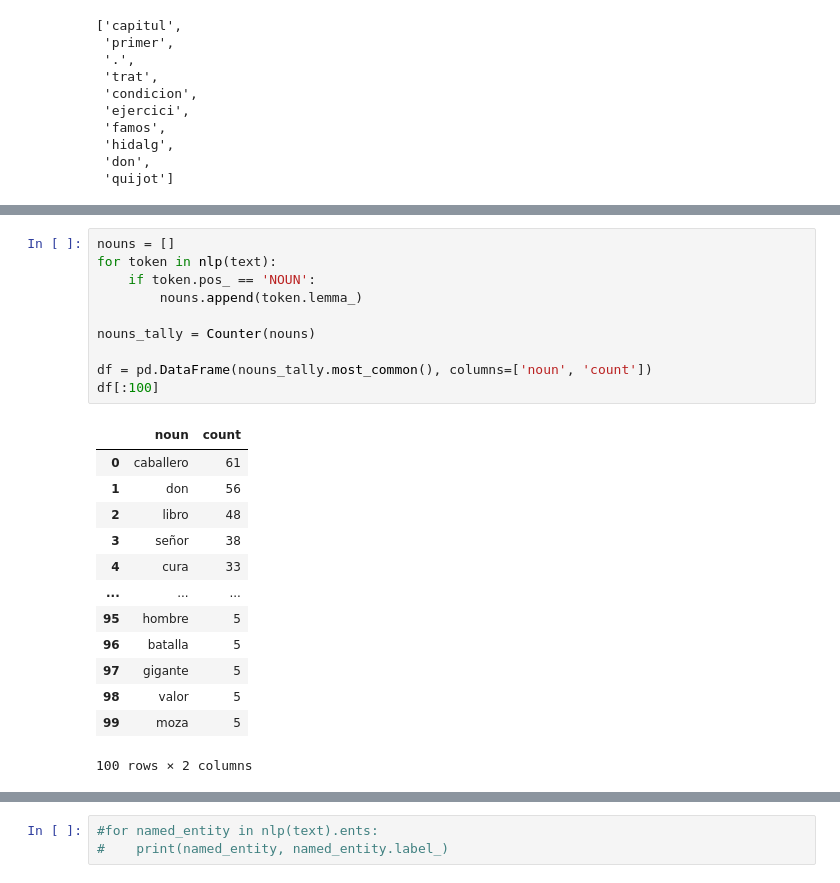
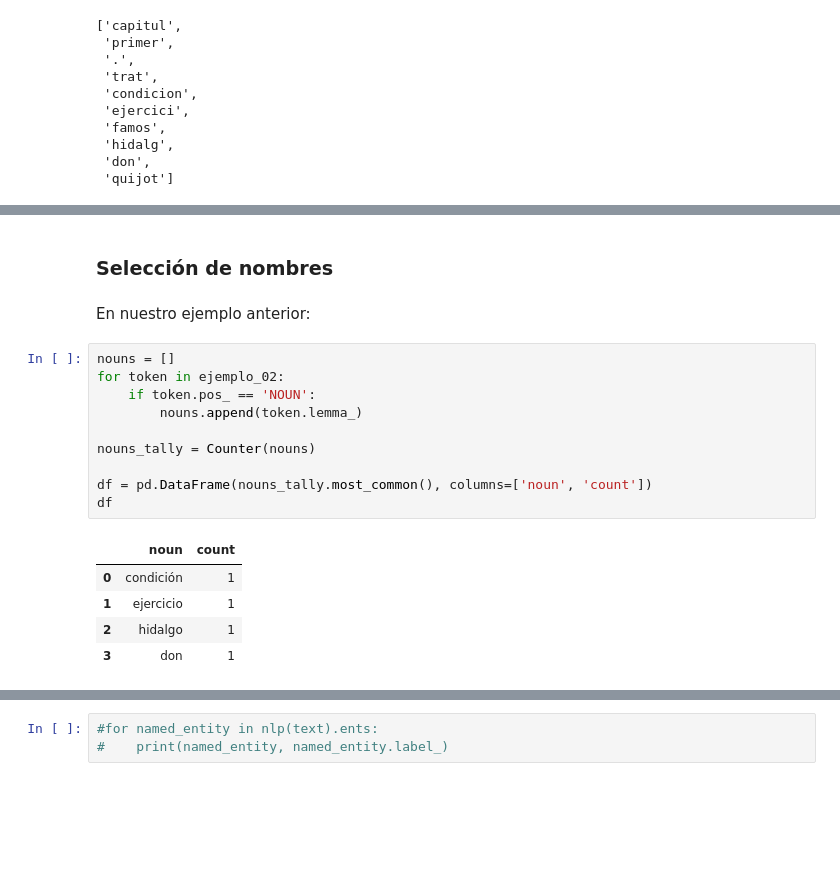
Before and after one commit to MarioC0093/NPL-Python, a Jupyter notebook: index.ipynb, the cells around one changed output, grey strips where cells are left out. Saved outputs shown, nothing was run; the diff lists cells and outputs as text; blank space fills up the shorter version.

```diff
--- a/index.ipynb
+++ b/index.ipynb
@@ -301,24 +348,20 @@ df[:100]
-# %%
-nouns = []
-for token in nlp(text):
-    if token.pos_ == 'NOUN':
-        nouns.append(token.lemma_)
-
-nouns_tally = Counter(nouns)
-
-df = pd.DataFrame(nouns_tally.most_common(), columns=['noun', 'count'])
-df[:100]
-# %% [output]
-|  | noun | count |
-| 0 | caballero | 61 |
-| 1 | don | 56 |
-| 2 | libro | 48 |
-| 3 | señor | 38 |
-| 4 | cura | 33 |
-| ... | ... | ... |
-| 95 | hombre | 5 |
-| 96 | batalla | 5 |
-| 97 | gigante | 5 |
-| 98 | valor | 5 |
-| 99 | moza | 5 |
-100 rows × 2 columns
+# %% [markdown]
+### Selección de nombres
+# %% [markdown]
+En nuestro ejemplo anterior:
+# %%
+nouns = []
+for token in ejemplo_02:
+    if token.pos_ == 'NOUN':
+        nouns.append(token.lemma_)
+
+nouns_tally = Counter(nouns)
+
+df = pd.DataFrame(nouns_tally.most_common(), columns=['noun', 'count'])
+df
+# %% [output]
+|  | noun | count |
+| 0 | condición | 1 |
+| 1 | ejercicio | 1 |
+| 2 | hidalgo | 1 |
+| 3 | don | 1 |
```
Also changed, not shown: parts of 78 cells of this notebook, 17 other files.
